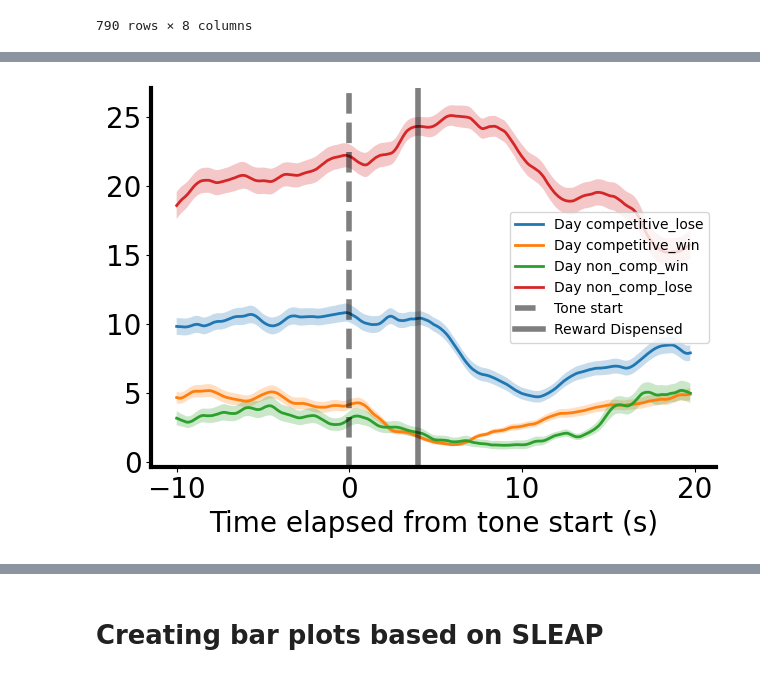
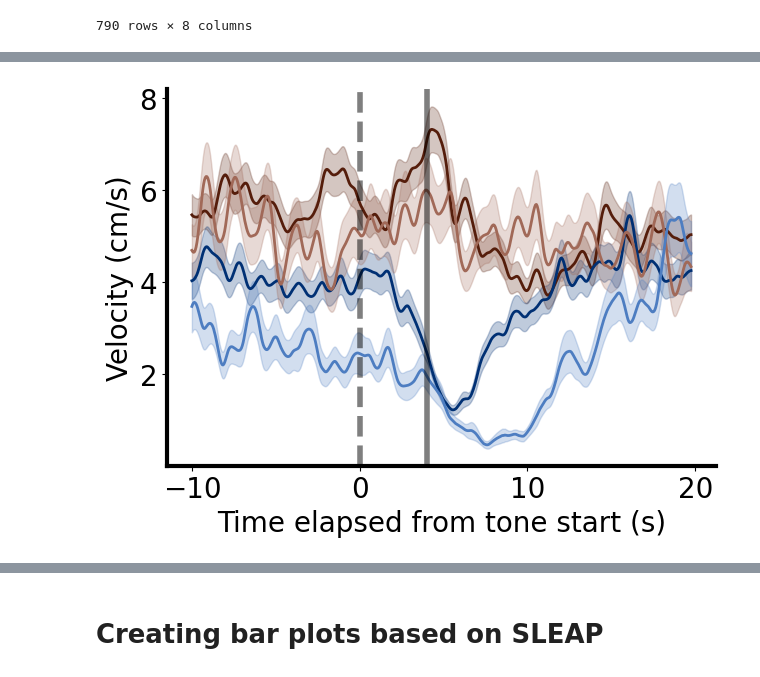
Before and after one commit to padillacoreanolab/reward_comp_ext, a Jupyter notebook: results/2024_09_02_behavioral_reward_comp/01_competitive_trials_analysis.ipynb, the cells around one changed output, grey strips where cells are left out. Cells and saved outputs as stored; diff of their text form; code cells hidden in the pictures.

```diff
--- a/results/2024_09_02_behavioral_reward_comp/01_competitive_trials_analysis.ipynb
+++ b/results/2024_09_02_behavioral_reward_comp/01_competitive_trials_analysis.ipynb
@@ -694,2 +721,8 @@ all_velocity_df
+# %%
+colors = ["#551d0b",
+"#003074",
+"#a16958",
+"#4d7dc1"
+]
 # %%
 all_velocity_df["competition_and_trial_label"] = all_velocity_df["competition_label"] + "_" + all_velocity_df["trial_label"]
@@ -697,44 +774,44 @@ all_velocity_df["competition_and_trial_label"] = all_velocity_df["competition_la
 fig, ax = plt.subplots()
 
 ax.set_xlabel("Time elapsed from tone start (s)", size=20)
-ax.set_ylabel("", size=20)
+ax.set_ylabel("Velocity (cm/s)", size=20)
 # ax.set_title("Probability Inside Port Before/After Tone for Subject: {}".format(subject_id))
 
 ax.tick_params(axis='both', which='major', labelsize=20)
 ax.tick_params(axis='both', which='minor', labelsize=20)
 # Hide top and right borders
 ax.spines['top'].set_visible(False)
 ax.spines['right'].set_visible(False)
 
 # Leave bottom and left spines
 ax.spines['bottom'].set_visible(True)
 ax.spines['left'].set_visible(True)
 ax.spines['bottom'].set_linewidth(3)
 ax.spines['left'].set_linewidth(3)
 
 
-for num in all_velocity_df["competition_and_trial_label"].unique():
+for index, num in enumerate(sorted(all_velocity_df["competition_and_trial_label"].unique())):
 
 
     current_df = all_velocity_df[all_velocity_df["competition_and_trial_label"] == num]
-    current_arr = np.vstack(current_df["distance"].apply(lambda x: x[:595]).values)
+    current_arr = np.vstack(current_df["velocity"].apply(lambda x: x[:595]).values)
 
 
     arr_mean = np.nanmean(current_arr, axis=0)
     arr_sem = np.nanstd(current_arr, axis=0) / ((current_arr.shape[0]) ** 0.5)
-    plt.plot(np.linspace(-10,19.75,595), arr_mean, label="Day {}".format(str(num)), linewidth=2)
+    plt.plot(np.linspace(-10,19.75,595), arr_mean, label="{}".format(str(num)), linewidth=2, color=colors[index])
 
     ax.fill_between(np.linspace(-10,19.75,595), arr_mean - arr_sem , arr_mean + arr_sem , \
-                   alpha=.25)
+                   alpha=.25, color=colors[index])
 
 
 plt.axvline(x=0, color="black", label="Tone start", linewidth=4, alpha=0.5, linestyle="--")
 plt.axvline(x=4, color="black", label="Reward Dispensed", linewidth=4, alpha=0.5)
 
 # plt.ylim(0, 1.1)
 
-plt.legend()
+# plt.legend()
 plt.tight_layout()
-# plt.savefig(os.path.join(probability_inside_port_plots_output_directory, "probability_inside_port_all_subjects.png"))
+plt.savefig(os.path.join("./proc", "velocity_across_trial.png"))
 # %% [output]
-[figure, old version]
+[figure, new version]
```
Also changed, not shown: parts of 31 cells of this notebook.
